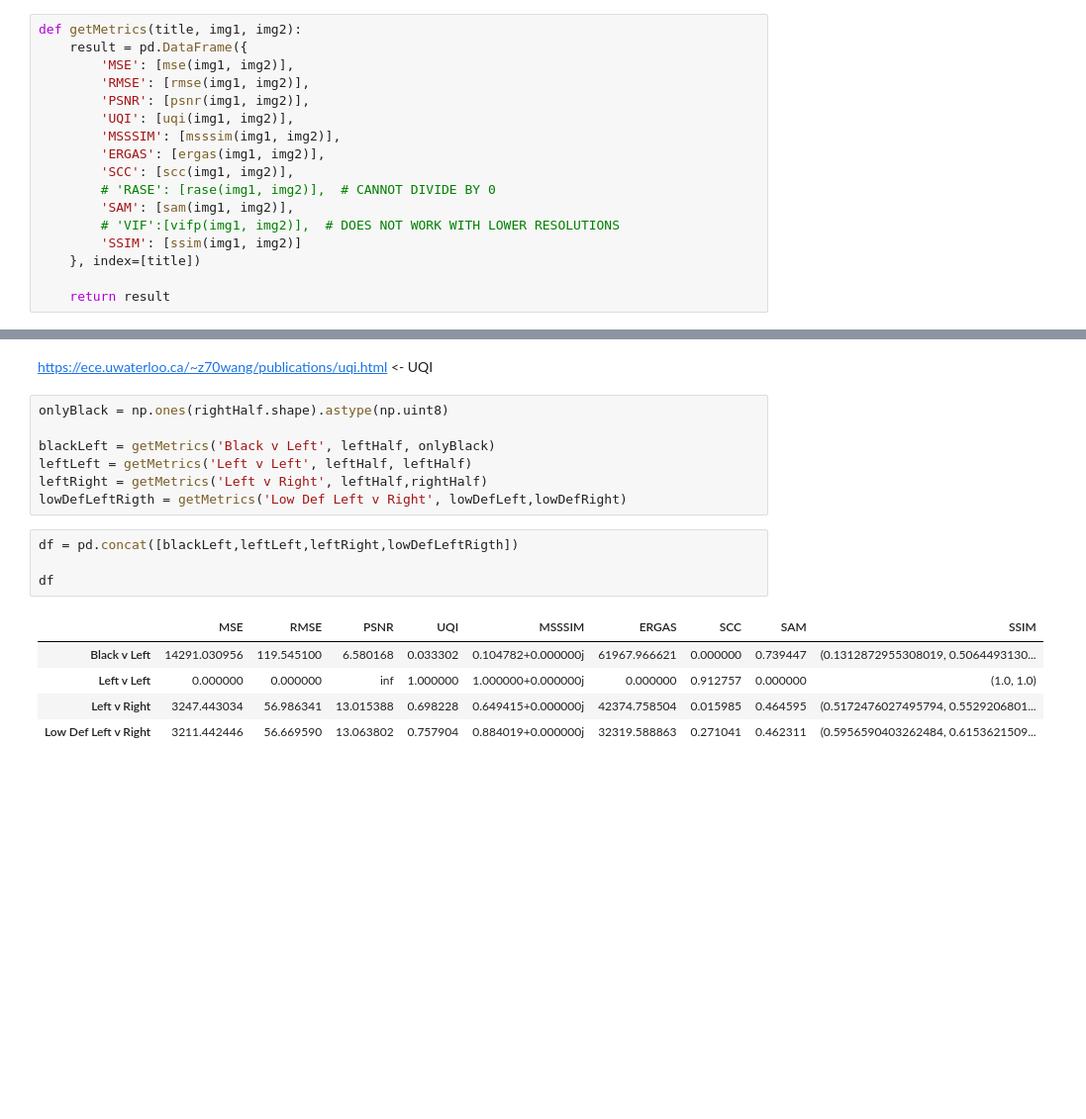
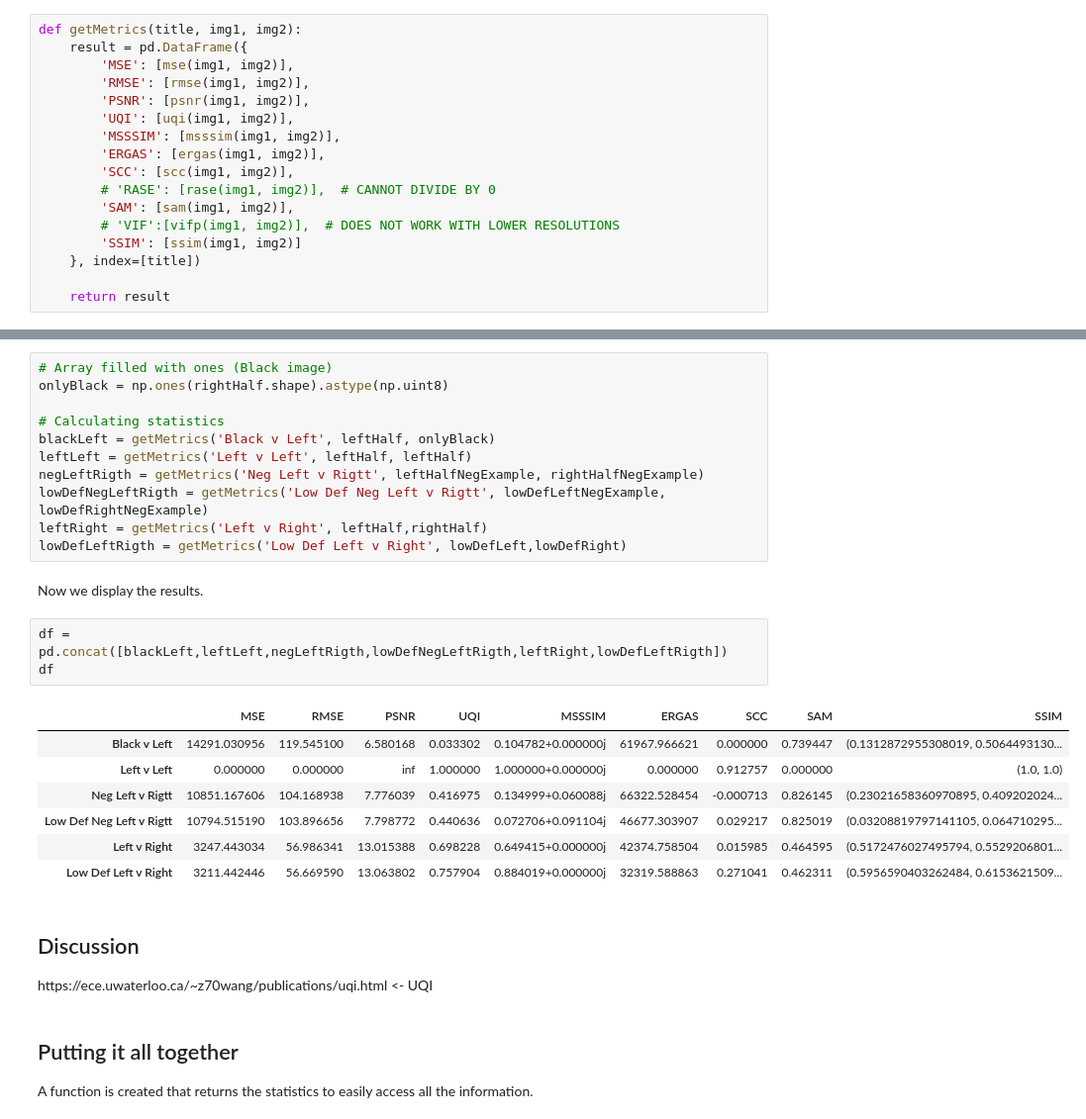
Before and after one commit to GMuradas99/Strength-Of-Symmetry, a Jupyter notebook: symmetry-strength.ipynb, the cells around one changed output, grey strips where cells are left out. Shown at 99% size. Drawn from its saved outputs; the diff is of its cells as text; blank space fills up the shorter version.

```diff
--- a/symmetry-strength.ipynb
+++ b/symmetry-strength.ipynb
@@ -197,19 +256,31 @@ Now the statistics are used to calculate the similarities between different pair
+# %%
+# Array filled with ones (Black image)
+onlyBlack = np.ones(rightHalf.shape).astype(np.uint8)
+
+# Calculating statistics
+blackLeft = getMetrics('Black v Left', leftHalf, onlyBlack)
+leftLeft = getMetrics('Left v Left', leftHalf, leftHalf)
+negLeftRigth = getMetrics('Neg Left v Rigtt', leftHalfNegExample, rightHalfNegExample)
+lowDefNegLeftRigth = getMetrics('Low Def Neg Left v Rigtt', lowDefLeftNegExample, lowDefRightNegExample)
+leftRight = getMetrics('Left v Right', leftHalf,rightHalf)
+lowDefLeftRigth = getMetrics('Low Def Left v Right', lowDefLeft,lowDefRight)
+# %% [markdown]
+
+Now we display the results.
+# %%
+df = pd.concat([blackLeft,leftLeft,negLeftRigth,lowDefNegLeftRigth,leftRight,lowDefLeftRigth])
+df
+# %% [output]
+|  | MSE | RMSE | PSNR | UQI | MSSSIM | ERGAS | SCC | SAM | SSIM |
+| Black v Left | 14291.030956 | 119.545100 | 6.580168 | 0.033302 | 0.104782+0.000000j | 61967.966621 | 0.000000 | 0.739447 | (0.1312872955308019, 0.5064493130... |
+| Left v Left | 0.000000 | 0.000000 | inf | 1.000000 | 1.000000+0.000000j | 0.000000 | 0.912757 | 0.000000 | (1.0, 1.0) |
+| Neg Left v Rigtt | 10851.167606 | 104.168938 | 7.776039 | 0.416975 | 0.134999+0.060088j | 66322.528454 | -0.000713 | 0.826145 | (0.23021658360970895, 0.409202024... |
+| Low Def Neg Left v Rigtt | 10794.515190 | 103.896656 | 7.798772 | 0.440636 | 0.072706+0.091104j | 46677.303907 | 0.029217 | 0.825019 | (0.03208819797141105, 0.064710295... |
+| Left v Right | 3247.443034 | 56.986341 | 13.015388 | 0.698228 | 0.649415+0.000000j | 42374.758504 | 0.015985 | 0.464595 | (0.5172476027495794, 0.5529206801... |
+| Low Def Left v Right | 3211.442446 | 56.669590 | 13.063802 | 0.757904 | 0.884019+0.000000j | 32319.588863 | 0.271041 | 0.462311 | (0.5956590403262484, 0.6153621509... |
 # %% [markdown]
+<h2>Discussion</h2>
 https://ece.uwaterloo.ca/~z70wang/publications/uqi.html    <- UQI
-# %%
-onlyBlack = np.ones(rightHalf.shape).astype(np.uint8)
-
-blackLeft = getMetrics('Black v Left', leftHalf, onlyBlack)
-leftLeft = getMetrics('Left v Left', leftHalf, leftHalf)
-leftRight = getMetrics('Left v Right', leftHalf,rightHalf)
-lowDefLeftRigth = getMetrics('Low Def Left v Right', lowDefLeft,lowDefRight)
-# %%
-df = pd.concat([blackLeft,leftLeft,leftRight,lowDefLeftRigth])
-
-df
-# %% [output]
-|  | MSE | RMSE | PSNR | UQI | MSSSIM | ERGAS | SCC | SAM | SSIM |
-| Black v Left | 14291.030956 | 119.545100 | 6.580168 | 0.033302 | 0.104782+0.000000j | 61967.966621 | 0.000000 | 0.739447 | (0.1312872955308019, 0.5064493130... |
-| Left v Left | 0.000000 | 0.000000 | inf | 1.000000 | 1.000000+0.000000j | 0.000000 | 0.912757 | 0.000000 | (1.0, 1.0) |
-| Left v Right | 3247.443034 | 56.986341 | 13.015388 | 0.698228 | 0.649415+0.000000j | 42374.758504 | 0.015985 | 0.464595 | (0.5172476027495794, 0.5529206801... |
-| Low Def Left v Right | 3211.442446 | 56.669590 | 13.063802 | 0.757904 | 0.884019+0.000000j | 32319.588863 | 0.271041 | 0.462311 | (0.5956590403262484, 0.6153621509... |
+# %% [markdown]
+<h2>Putting it all together</h2>
+A function is created that returns the statistics to easily access all the information.
```
Also changed, not shown: parts of 3 cells of this notebook.
